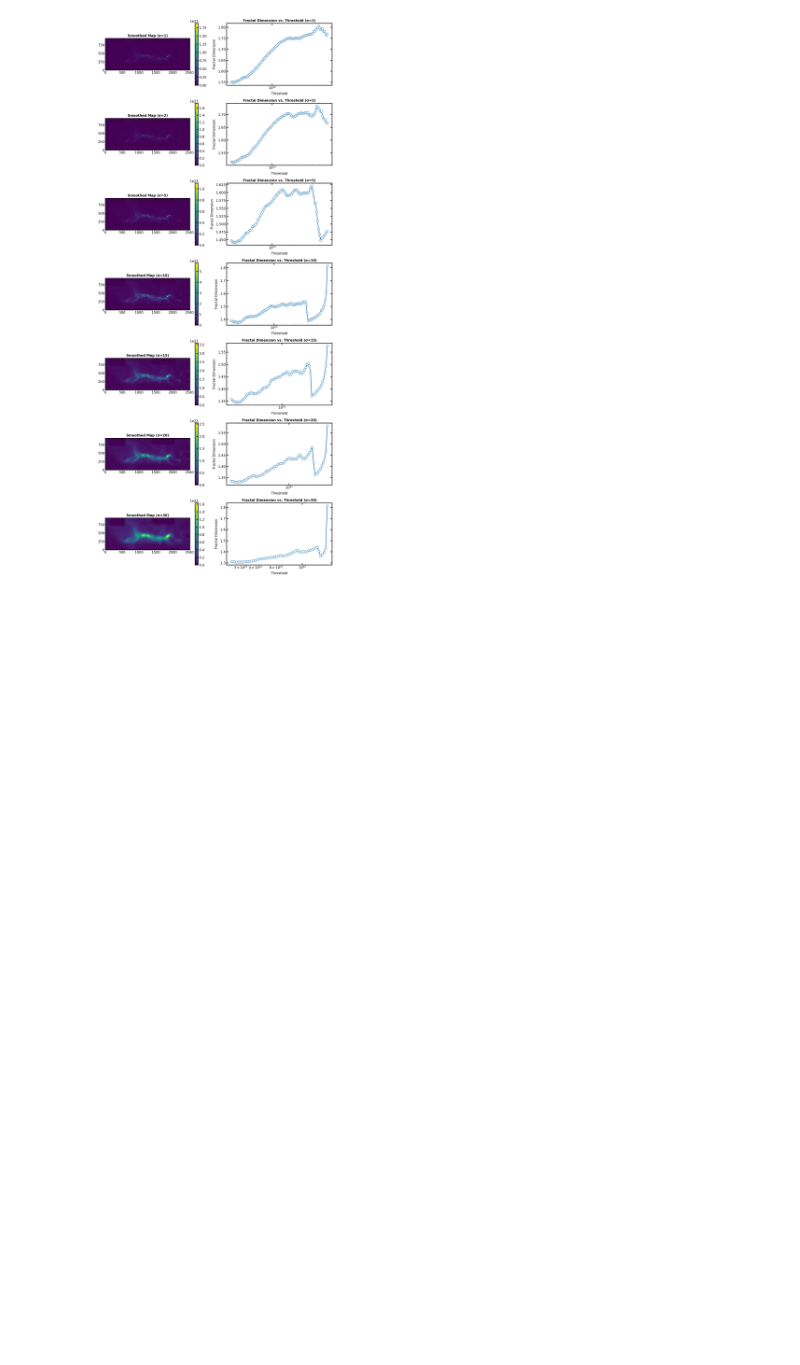
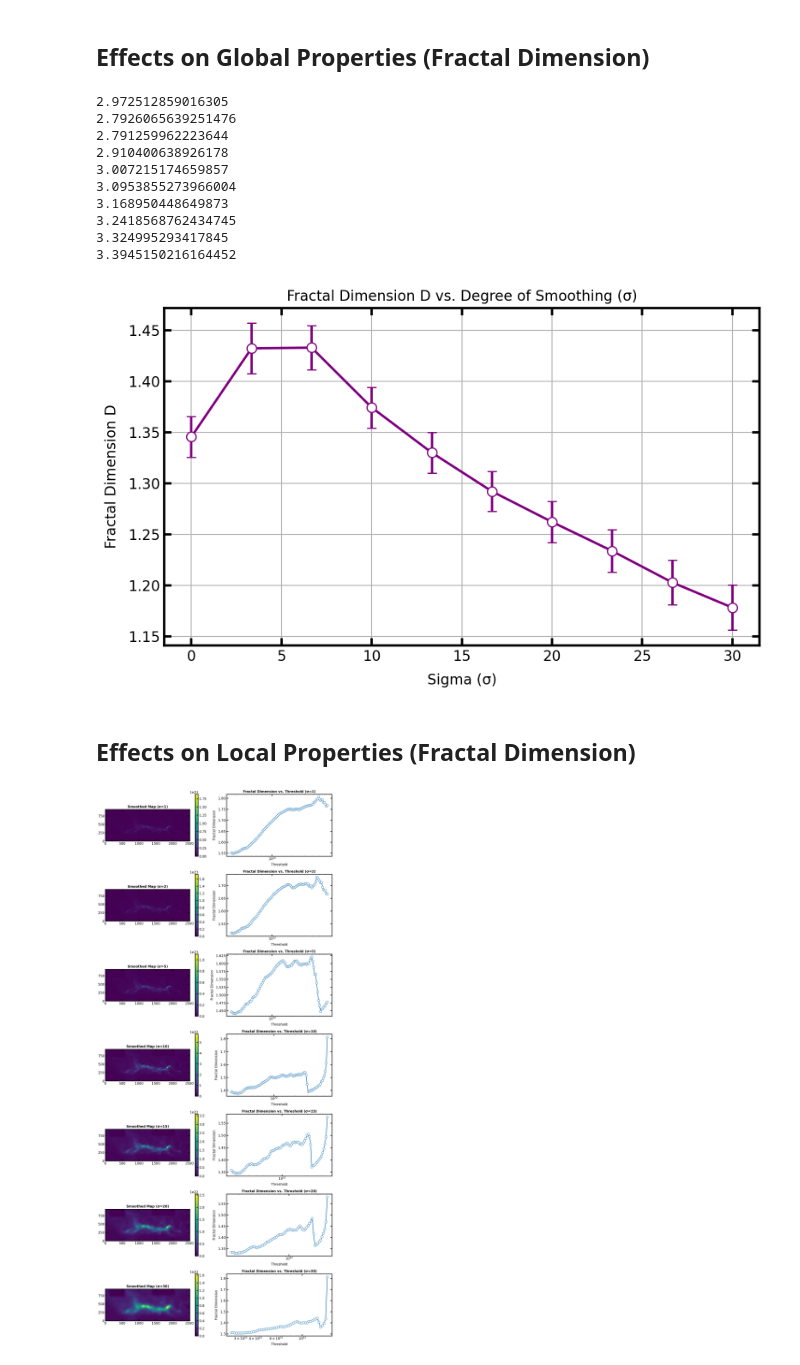
Before and after one commit to SimoneSped/fractal_OMC, a Jupyter notebook: Resolution_Simulation.ipynb, the cells around one changed output. Drawn from its saved outputs; the diff is of its cells as text; code cells hidden in the pictures; blank space fills up the shorter version.

```diff
--- a/Resolution_Simulation.ipynb
+++ b/Resolution_Simulation.ipynb
@@ -31,3 +34,72 @@ N_H2, N_H2_OA, N_H2_OB, wcs = derive_density_maps()
+# %% [markdown]
+## **Effects on Global Properties (Fractal Dimension)**
+# %%
+from scipy.stats import linregress
+
+# global fractal dimension (Orion A)
+
+# Orion A
+region_name = "Orion A"
+
+# range Orion A (whole)
+threshold_min = 1.95e21
+threshold_max = 7.5e22
+
+# threshold_max = 1.0e23
+
+sigma_values = np.linspace(0, 30, 10)
+
+results_smoothed = {}
+
+for sigma in sigma_values:
+    # Apply Gaussian smoothing
+    smoothed_data = gaussian_filter(N_H2_OA, sigma=sigma)
+
+    # Run standard Minkowski functionals on the smoothed data
+    results_smoothed[sigma] = standard_minkowski_functionals(smoothed_data, threshold_min=threshold_min, threshold_max=threshold_max)
+
+    # Store fractal dimension D for each sigma
+
+D_sigma = []
+D_sigma_err = []
+
+for sigma in sigma_values:
+    results = results_smoothed[sigma]
+    valid = (np.array(results["perimeters"]) > 0) & (np.array(results["areas"]) > 0)
+    log_perim = np.log10(np.array(results["perimeters"])[valid])
+    log_area = np.log10(np.array(results["areas"])[valid])
+    # Linear regression
+    reg = linregress(log_perim, log_area)
+    slope = reg.slope
+    slope_err = reg.stderr
+    D = 2 / slope
+    D_err = 2 * slope_err / slope**2
+
+    D_sigma.append(D)
+    D_sigma_err.append(D_err)
+
+# Plot D as a function of sigma
+plt.figure(figsize=(8, 5))
+plt.errorbar(sigma_values, D_sigma, yerr=D_sigma_err, fmt='o-', capsize=4, color='purple')
+plt.xlabel('Sigma (σ)')
+plt.ylabel('Fractal Dimension D')
+plt.title('Fractal Dimension D vs. Degree of Smoothing (σ)')
+plt.grid(True)
+plt.show()
+# %% [output]
+2.972512859016305
+2.7926065639251476
+2.791259962223644
+2.910400638926178
+3.007215174659857
+3.0953855273966004
+3.168950448649873
+3.2418568762434745
+3.324995293417845
+3.3945150216164452
+[figure, added]
+# %% [markdown]
+## **Effects on Local Properties (Fractal Dimension)**
 # %%
 threshold_min = 2.5e21
 threshold_max = 6.5e22 # This works well when the fractal dimension is calculated for the whole region, but for the individual regions it might be good to go further down
```
Also changed, not shown: parts of 1 cell of this notebook, 3 other files.
